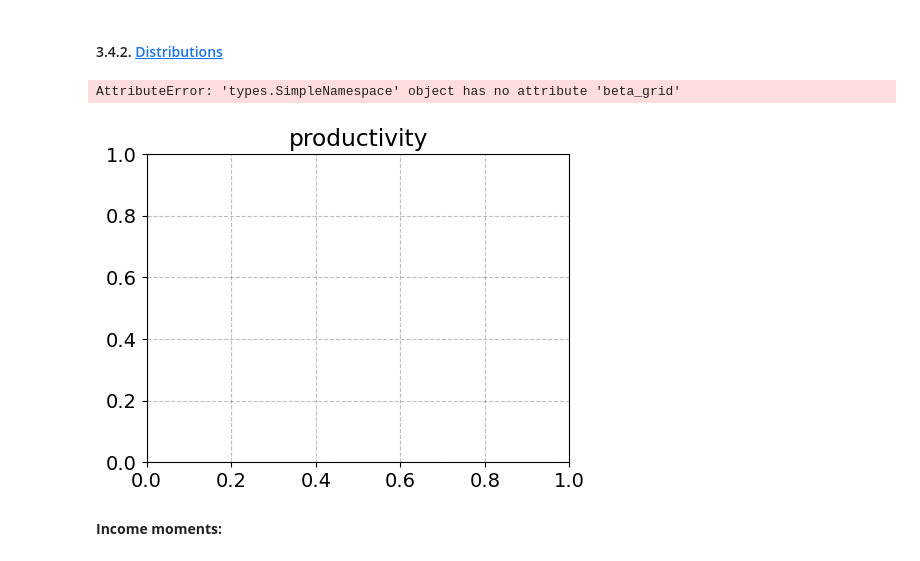
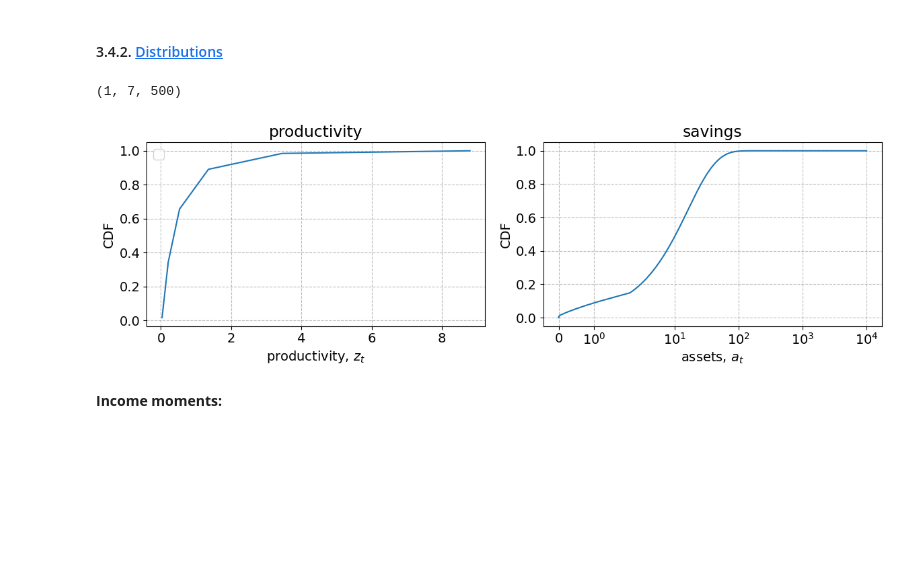
Before and after one commit to NumEconCopenhagen/AdvMacroHet, a Jupyter notebook: 03-04-Stationary-Equilibrium/0_HANC/1_Stationary-Equilibrium-GEModelTools.ipynb, the cells around one changed output. Drawn from its saved outputs; the diff is of its cells as text; code cells hidden in the pictures; blank space fills up the shorter version.

```diff
--- a/03-04-Stationary-Equilibrium/0_HANC/1_Stationary-Equilibrium-GEModelTools.ipynb
+++ b/03-04-Stationary-Equilibrium/0_HANC/1_Stationary-Equilibrium-GEModelTools.ipynb
@@ -262,33 +262,36 @@ fig.savefig(f'figs/c_func.pdf')
 [figure]
 # %% [markdown]
 #### 3.4.2. <a id='toc3_4_2_'></a>[Distributions](#toc0_)
+# %%
+ss.D.shape
+# %% [output]
+(1, 7, 500)
 # %%
 fig = plt.figure(figsize=(12,4),dpi=100)
 
 # a. income
 ax = fig.add_subplot(1,2,1)
 ax.set_title('productivity')
-for i_beta,beta in enumerate(par.beta_grid):
-    ax.plot(par.z_grid,np.cumsum(np.sum(ss.D[i_beta],axis=1))*par.Nfix)
+
+ax.plot(par.z_grid,np.cumsum(np.sum(ss.D[0],axis=1)))
 
 ax.set_xlabel('productivity, $z_{t}$')
 ax.set_ylabel('CDF')
 ax.legend()
 
 # b. assets
 ax = fig.add_subplot(1,2,2)
 ax.set_title('savings')
-for i_beta in range(par.Nfix):
-    ax.plot(np.insert(par.a_grid,0,par.a_grid[0]),np.insert(np.cumsum(np.sum(ss.D[i_beta],axis=0)),0,0.0)*par.Nfix)
+
+ax.plot(np.insert(par.a_grid,0,par.a_grid[0]),np.insert(np.cumsum(np.sum(ss.D[0],axis=0)),0,0.0))
 ax.set_xlabel('assets, $a_{t}$')
 ax.set_ylabel('CDF')
 ax.set_xscale('symlog')
 
 fig.tight_layout()
 fig.savefig('figs/distribution.pdf')
 # %% [output]
-AttributeError: 'types.SimpleNamespace' object has no attribute 'beta_grid'
-[figure, old version]
+[figure, new version]
 # %% [markdown]
 **Income moments:**
 # %%
```
Also changed, not shown: parts of 3 cells of this notebook, 3 other files.
